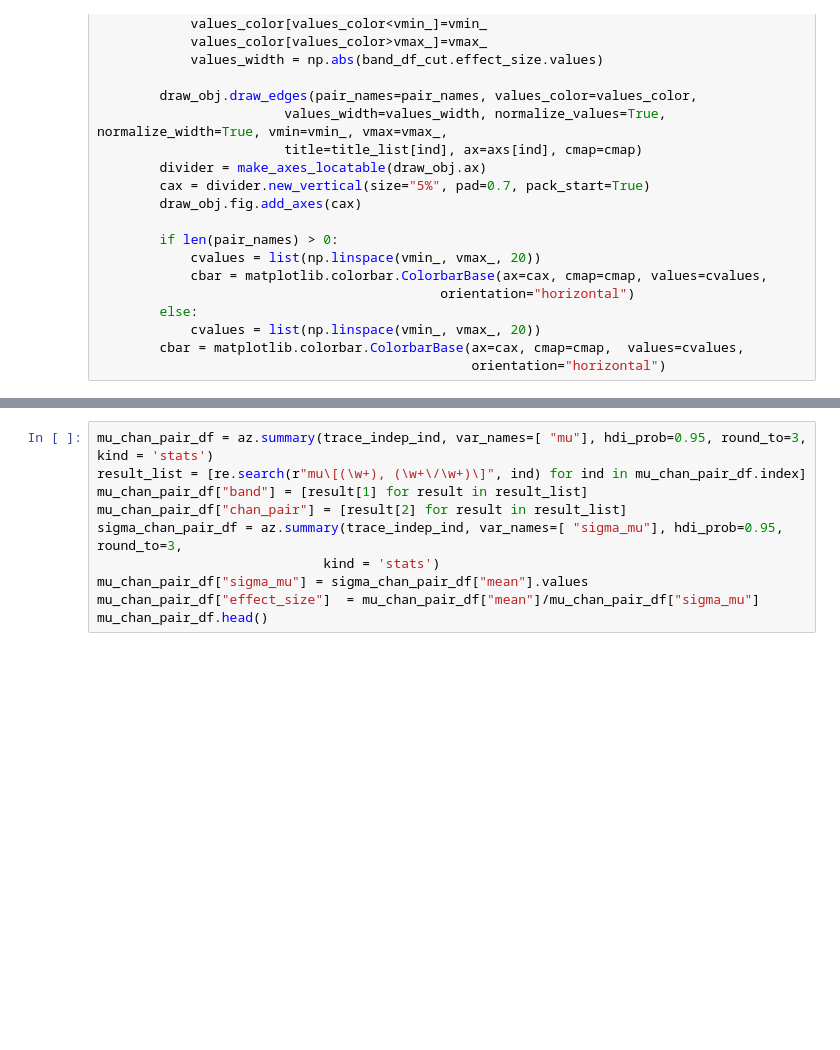
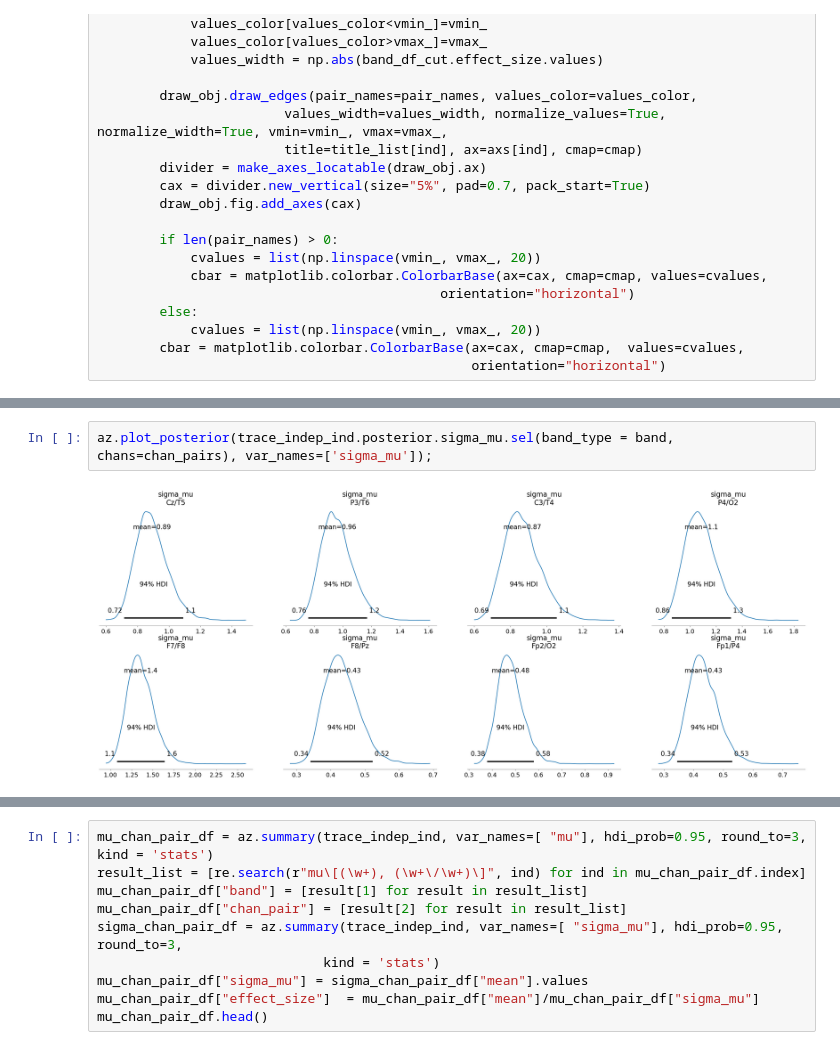
Before and after one commit to iknyazeva/EEGAnalysis, a Jupyter notebook: BayesianComparisons.ipynb, the cells around one changed output, grey strips where cells are left out. Cells and saved outputs as stored; diff of their text form; blank space fills up the shorter version.

```diff
--- a/BayesianComparisons.ipynb
+++ b/BayesianComparisons.ipynb
@@ -218,0 +283,4 @@ Sampling 4 chains for 500 tune and 2_000 draw iterations (2_000 + 8_000 draws to
+# %%
+az.plot_posterior(trace_indep_ind.posterior.sigma_mu.sel(band_type = band, chans=chan_pairs), var_names=['sigma_mu']);
+# %% [output]
+[figure, added]
```
Also changed, not shown: parts of 26 cells of this notebook.
